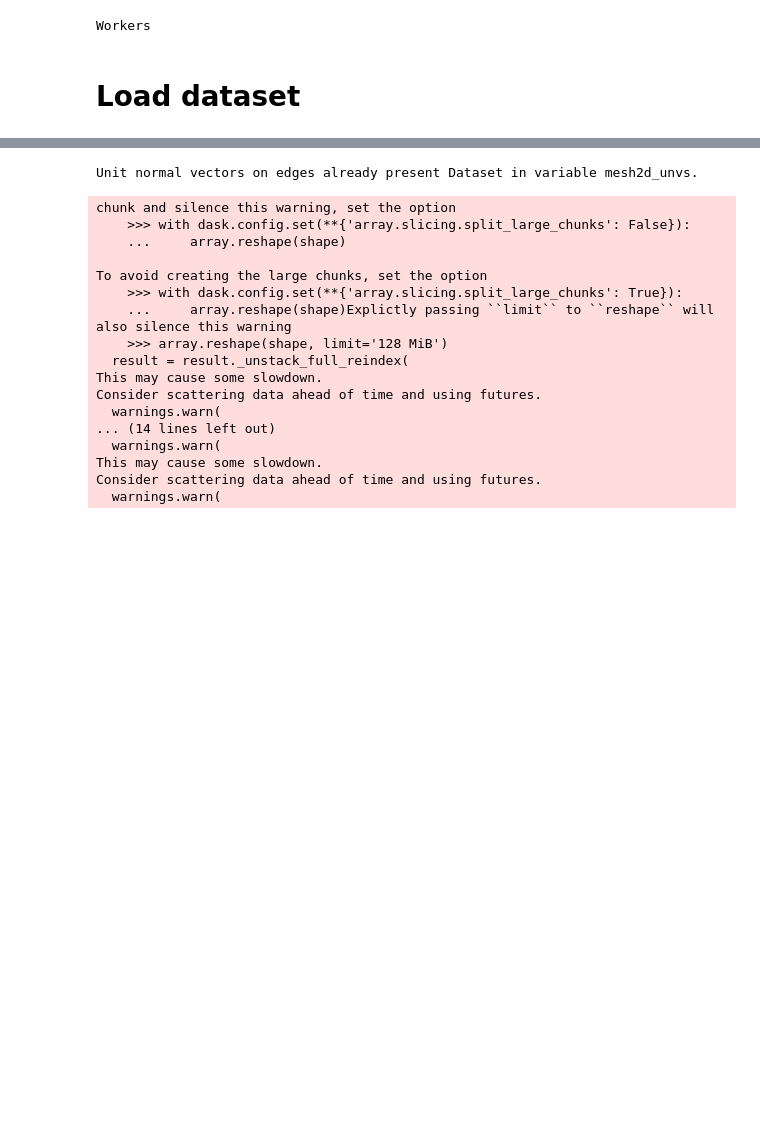
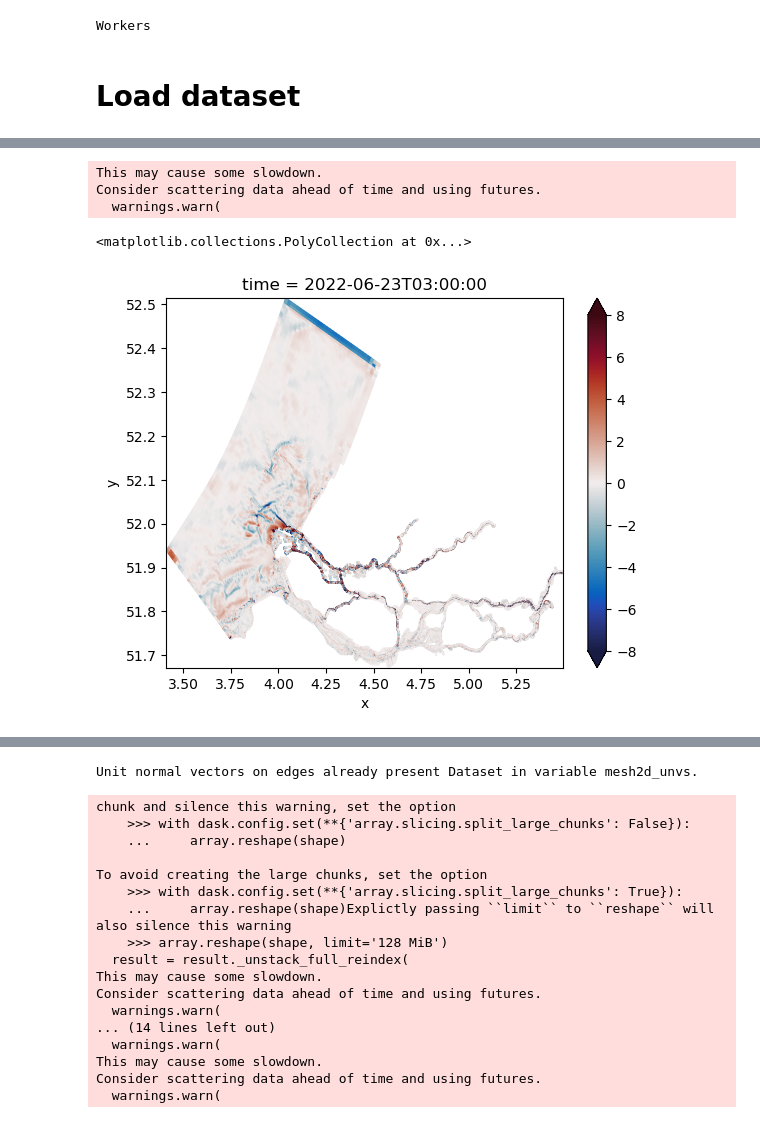
Before and after one commit to mgeraeds/pysva, a Jupyter notebook: notebooks/01_testing.ipynb, the cells around one changed output, grey strips where cells are left out. Cells and saved outputs as stored; diff of their text form; code cells hidden in the pictures; blank space fills up the shorter version.

```diff
--- a/notebooks/01_testing.ipynb
+++ b/notebooks/01_testing.ipynb
@@ -377,0 +218,12 @@ salinity_gradient = np.sqrt(gradient.isel({dimn_cart:0})**2 + gradient.isel({dim
+# %%
+div = ucy_grad.isel(mesh2d_nCartesian_coords=1) + ucx_grad.isel(mesh2d_nCartesian_coords=0)
+# %%
+f = 2 * 7.2921E-5 * np.sin(51.92651)
+# %%
+(div/f).isel(mesh2d_nLayers=45).isel(time=2).ugrid.plot(vmin=-8, vmax=8, cmap=cmo.balance)
+# %% [output]
+This may cause some slowdown.
+Consider scattering data ahead of time and using futures.
+  warnings.warn(
+<matplotlib.collections.PolyCollection at 0x...>
+[figure, added]
```
Also changed, not shown: parts of 48 cells of this notebook.
